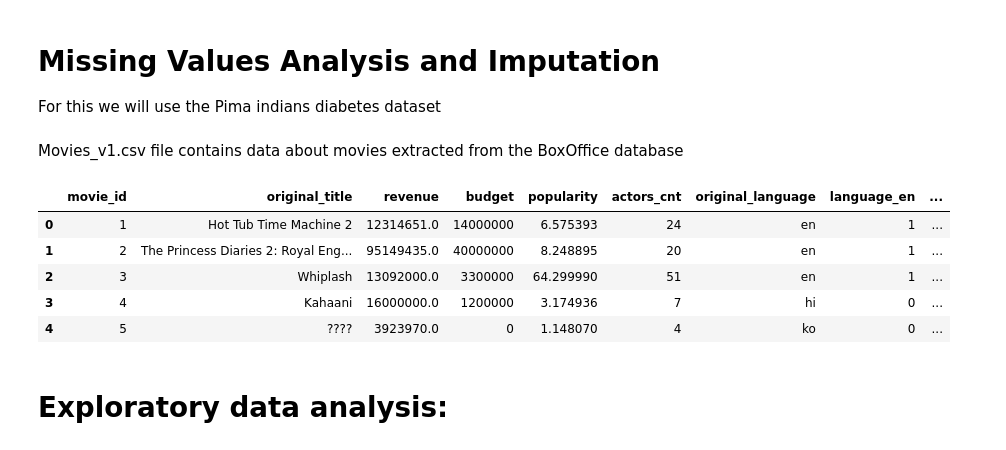
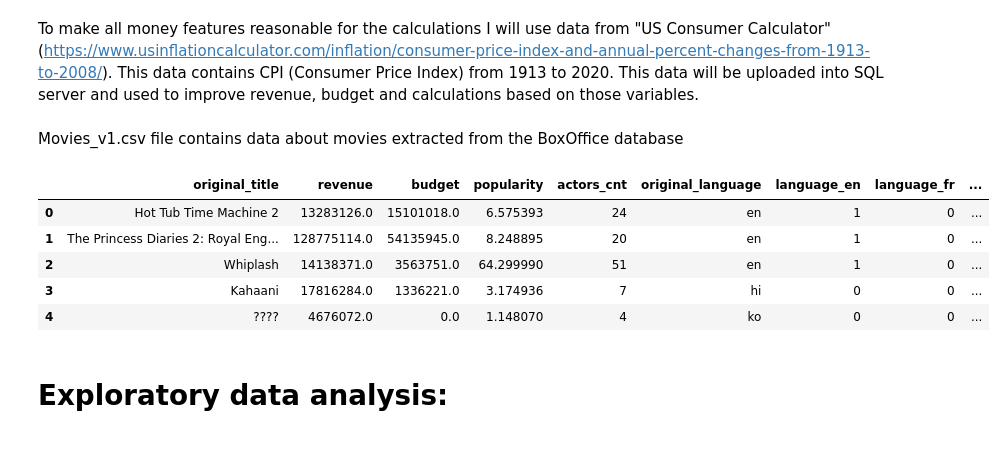
Before and after one commit to yurytsa/DataScience, a Jupyter notebook: stats/Statistics_excercise/Excercise_4.ipynb, the cells around one changed output. Cells and saved outputs as stored; diff of their text form; code cells hidden in the pictures.

```diff
--- a/stats/Statistics_excercise/Excercise_4.ipynb
+++ b/stats/Statistics_excercise/Excercise_4.ipynb
@@ -1,10 +1,10 @@
-# %% [markdown]
-# Missing Values Analysis and Imputation
-
-For this we will use the Pima indians diabetes dataset
 # %%
 import numpy as np
 import pandas as pd
 import matplotlib.pyplot as plt
 %matplotlib inline
 import seaborn as sns
+# %% [markdown]
+To make all money features reasonable for the calculations I will use data from "US Consumer Calculator" (https://www.usinflationcalculator.com/inflation/consumer-price-index-and-annual-percent-changes-from-1913-to-2008/).
+This data contains CPI (Consumer Price Index) from 1913 to 2020.
+This data will be uploaded into SQL server and used to improve revenue, budget and calculations based on those variables.
@@ -12,15 +41,15 @@ import seaborn as sns
 Movies_v1.csv file contains data about movies extracted from the BoxOffice database
 # %%
 pd.set_option('display.max_columns', None)
-movies = pd.read_csv("../../Data/Movies_v1.csv")
+movies = pd.read_csv("../../Data/Movies_v2.csv")
 movies.head()
 # %% [output]
-|  | movie_id | original_title | revenue | budget | popularity | actors_cnt | original_language | language_en | ... |
-| 0 | 1 | Hot Tub Time Machine 2 | 12314651.0 | 14000000 | 6.575393 | 24 | en | 1 | ... |
-| 1 | 2 | The Princess Diaries 2: Royal Eng... | 95149435.0 | 40000000 | 8.248895 | 20 | en | 1 | ... |
-| 2 | 3 | Whiplash | 13092000.0 | 3300000 | 64.299990 | 51 | en | 1 | ... |
-| 3 | 4 | Kahaani | 16000000.0 | 1200000 | 3.174936 | 7 | hi | 0 | ... |
-| 4 | 5 | ???? | 3923970.0 | 0 | 1.148070 | 4 | ko | 0 | ... |
+|  | original_title | revenue | budget | popularity | actors_cnt | original_language | language_en | language_fr | ... |
+| 0 | Hot Tub Time Machine 2 | 13283126.0 | 15101018.0 | 6.575393 | 24 | en | 1 | 0 | ... |
+| 1 | The Princess Diaries 2: Royal Eng... | 128775114.0 | 54135945.0 | 8.248895 | 20 | en | 1 | 0 | ... |
+| 2 | Whiplash | 14138371.0 | 3563751.0 | 64.299990 | 51 | en | 1 | 0 | ... |
+| 3 | Kahaani | 17816284.0 | 1336221.0 | 3.174936 | 7 | hi | 0 | 0 | ... |
+| 4 | ???? | 4676072.0 | 0.0 | 1.148070 | 4 | ko | 0 | 0 | ... |
 # %% [markdown]
 
 # Exploratory data analysis:
```
Also changed, not shown: parts of 18 cells of this notebook, 5 other files.
